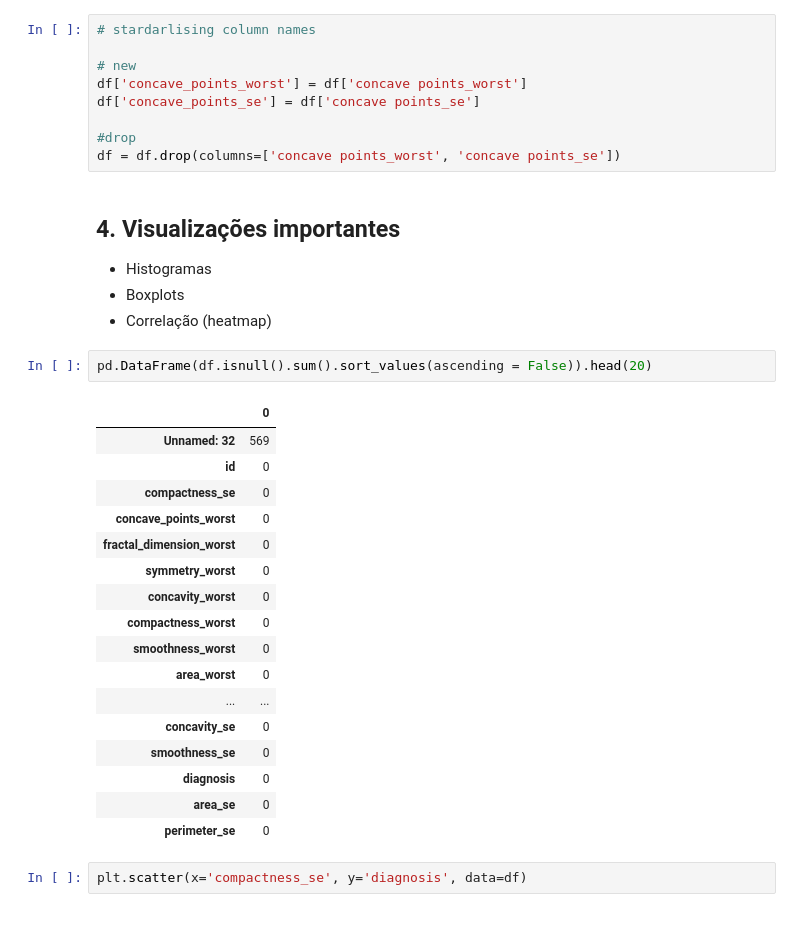
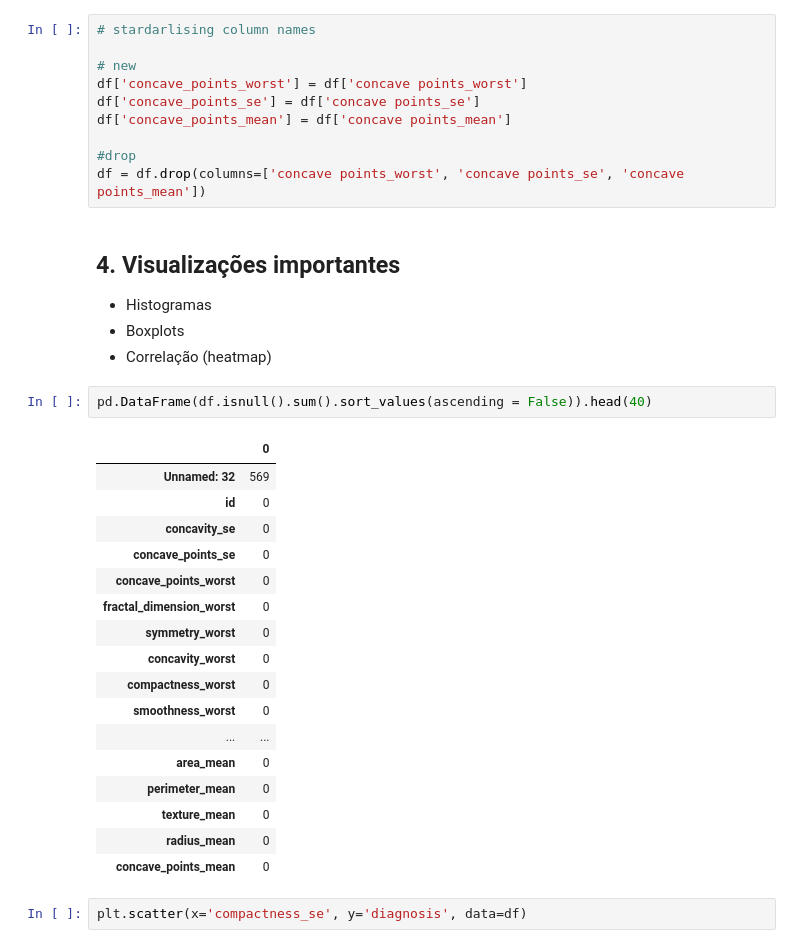
Before and after one commit to ludoteca12/Breast-Cancer-Wisconsin, a Jupyter notebook: notebooks/EDA.ipynb, the cells around one changed output. Saved outputs shown, nothing was run; the diff lists cells and outputs as text.

```diff
--- a/notebooks/EDA.ipynb
+++ b/notebooks/EDA.ipynb
@@ -74,34 +74,35 @@ df.describe(include='O')
 # new
 df['concave_points_worst'] = df['concave points_worst']
 df['concave_points_se'] = df['concave points_se']
+df['concave_points_mean'] = df['concave points_mean']
 
 #drop
-df = df.drop(columns=['concave points_worst', 'concave points_se'])
+df = df.drop(columns=['concave points_worst', 'concave points_se', 'concave points_mean'])
 # %% [markdown]
 ## 4. Visualizações importantes
 - Histogramas
 - Boxplots
 - Correlação (heatmap)
 # %%
-pd.DataFrame(df.isnull().sum().sort_values(ascending = False)).head(20)
+pd.DataFrame(df.isnull().sum().sort_values(ascending = False)).head(40)
 # %% [output]
 |  | 0 |
 | Unnamed: 32 | 569 |
 | id | 0 |
-| compactness_se | 0 |
+| concavity_se | 0 |
+| concave_points_se | 0 |
 | concave_points_worst | 0 |
 | fractal_dimension_worst | 0 |
 | symmetry_worst | 0 |
 | concavity_worst | 0 |
 | compactness_worst | 0 |
 | smoothness_worst | 0 |
-| area_worst | 0 |
 | ... | ... |
-| concavity_se | 0 |
-| smoothness_se | 0 |
-| diagnosis | 0 |
-| area_se | 0 |
-| perimeter_se | 0 |
+| area_mean | 0 |
+| perimeter_mean | 0 |
+| texture_mean | 0 |
+| radius_mean | 0 |
+| concave_points_mean | 0 |
 # %%
 plt.scatter(x='compactness_se', y='diagnosis', data=df)
 # %% [output]
```
Also changed, not shown: parts of 22 cells of this notebook, 1 other file.
